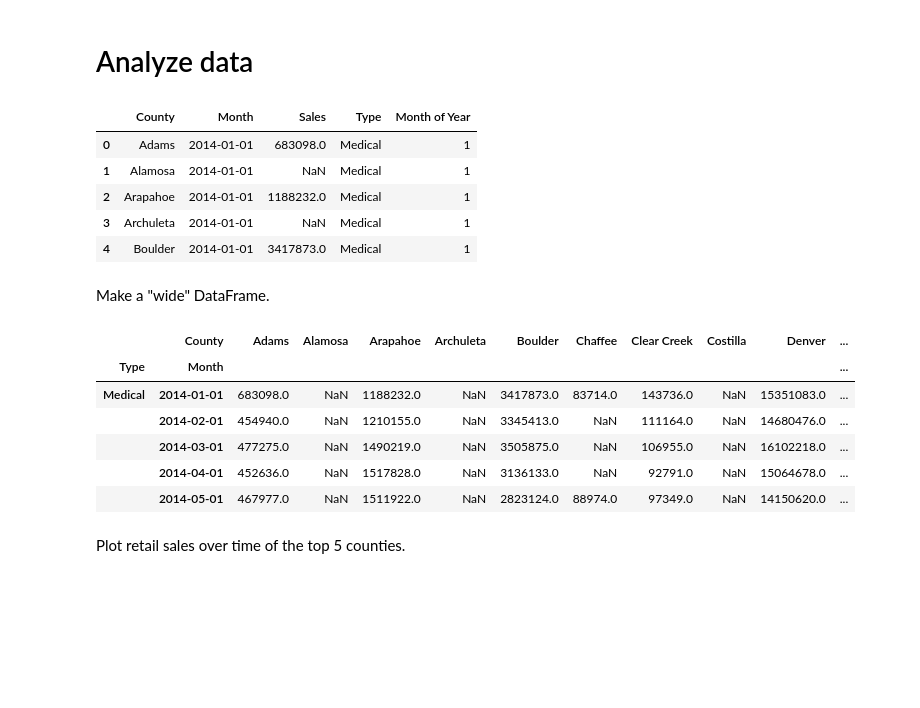
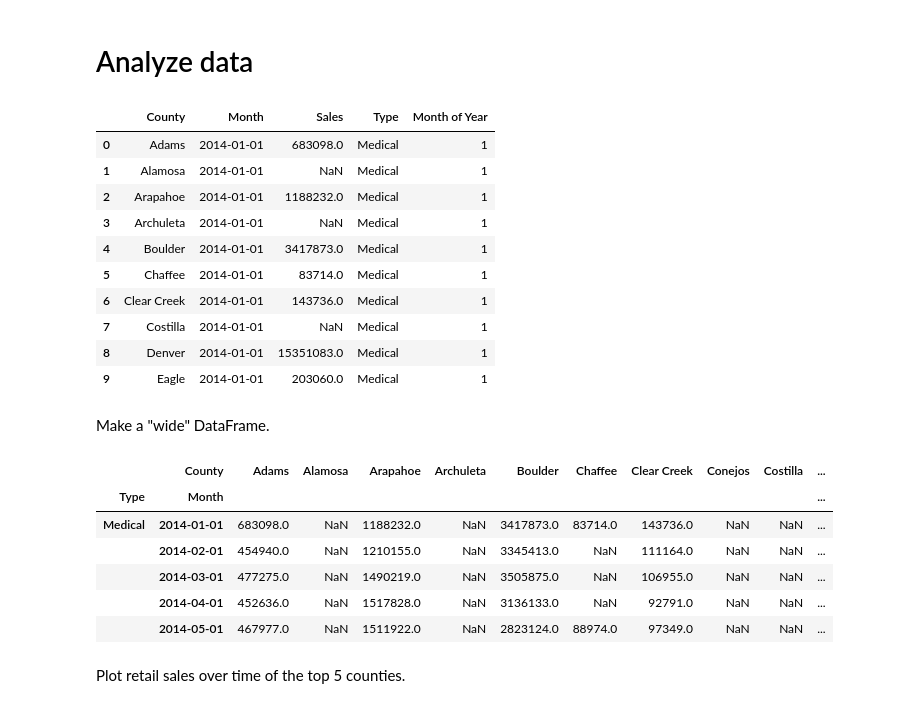
Before and after one commit to brianckeegan/cannabis_data, a Jupyter notebook: CO_Marijuana_Sales_Data.ipynb, the cells around one changed output. Cells and saved outputs as stored; diff of their text form; code cells hidden in the pictures; blank space fills up the shorter version.

```diff
--- a/CO_Marijuana_Sales_Data.ipynb
+++ b/CO_Marijuana_Sales_Data.ipynb
@@ -145,27 +138,32 @@ new_combined_df.tail()
 # %%
 combined_df = pd.read_csv('CO_monthly_sales_data.csv',index_col=0,parse_dates=['Month'])
 combined_df['Month of Year'] = combined_df['Month'].apply(lambda x:x.month)
-combined_df.head()
+combined_df.head(10)
 # %% [output]
 |  | County | Month | Sales | Type | Month of Year |
 | 0 | Adams | 2014-01-01 | 683098.0 | Medical | 1 |
 | 1 | Alamosa | 2014-01-01 | NaN | Medical | 1 |
 | 2 | Arapahoe | 2014-01-01 | 1188232.0 | Medical | 1 |
 | 3 | Archuleta | 2014-01-01 | NaN | Medical | 1 |
 | 4 | Boulder | 2014-01-01 | 3417873.0 | Medical | 1 |
+| 5 | Chaffee | 2014-01-01 | 83714.0 | Medical | 1 |
+| 6 | Clear Creek | 2014-01-01 | 143736.0 | Medical | 1 |
+| 7 | Costilla | 2014-01-01 | NaN | Medical | 1 |
+| 8 | Denver | 2014-01-01 | 15351083.0 | Medical | 1 |
+| 9 | Eagle | 2014-01-01 | 203060.0 | Medical | 1 |
 # %% [markdown]
 Make a "wide" DataFrame.
 # %%
-wide_df = combined_df.set_index(['Type','Month','County'])['Sales'].unstack(['County'])
+wide_df = combined_df.set_index(['Type','Month','County'])['Sales'].unstack('County')
 wide_df.head()
 # %% [output]
-|  | County | Adams | Alamosa | Arapahoe | Archuleta | Boulder | Chaffee | Clear Creek | Costilla | Denver | ... |
+|  | County | Adams | Alamosa | Arapahoe | Archuleta | Boulder | Chaffee | Clear Creek | Conejos | Costilla | ... |
 | Type | Month |  |  |  |  |  |  |  |  |  | ... |
-| Medical | 2014-01-01 | 683098.0 | NaN | 1188232.0 | NaN | 3417873.0 | 83714.0 | 143736.0 | NaN | 15351083.0 | ... |
-|  | 2014-02-01 | 454940.0 | NaN | 1210155.0 | NaN | 3345413.0 | NaN | 111164.0 | NaN | 14680476.0 | ... |
-|  | 2014-03-01 | 477275.0 | NaN | 1490219.0 | NaN | 3505875.0 | NaN | 106955.0 | NaN | 16102218.0 | ... |
-|  | 2014-04-01 | 452636.0 | NaN | 1517828.0 | NaN | 3136133.0 | NaN | 92791.0 | NaN | 15064678.0 | ... |
-|  | 2014-05-01 | 467977.0 | NaN | 1511922.0 | NaN | 2823124.0 | 88974.0 | 97349.0 | NaN | 14150620.0 | ... |
+| Medical | 2014-01-01 | 683098.0 | NaN | 1188232.0 | NaN | 3417873.0 | 83714.0 | 143736.0 | NaN | NaN | ... |
+|  | 2014-02-01 | 454940.0 | NaN | 1210155.0 | NaN | 3345413.0 | NaN | 111164.0 | NaN | NaN | ... |
+|  | 2014-03-01 | 477275.0 | NaN | 1490219.0 | NaN | 3505875.0 | NaN | 106955.0 | NaN | NaN | ... |
+|  | 2014-04-01 | 452636.0 | NaN | 1517828.0 | NaN | 3136133.0 | NaN | 92791.0 | NaN | NaN | ... |
+|  | 2014-05-01 | 467977.0 | NaN | 1511922.0 | NaN | 2823124.0 | 88974.0 | 97349.0 | NaN | NaN | ... |
 # %% [markdown]
 Plot retail sales over time of the top 5 counties.
 # %%
```
Also changed, not shown: parts of 16 cells of this notebook, 4 other files.
